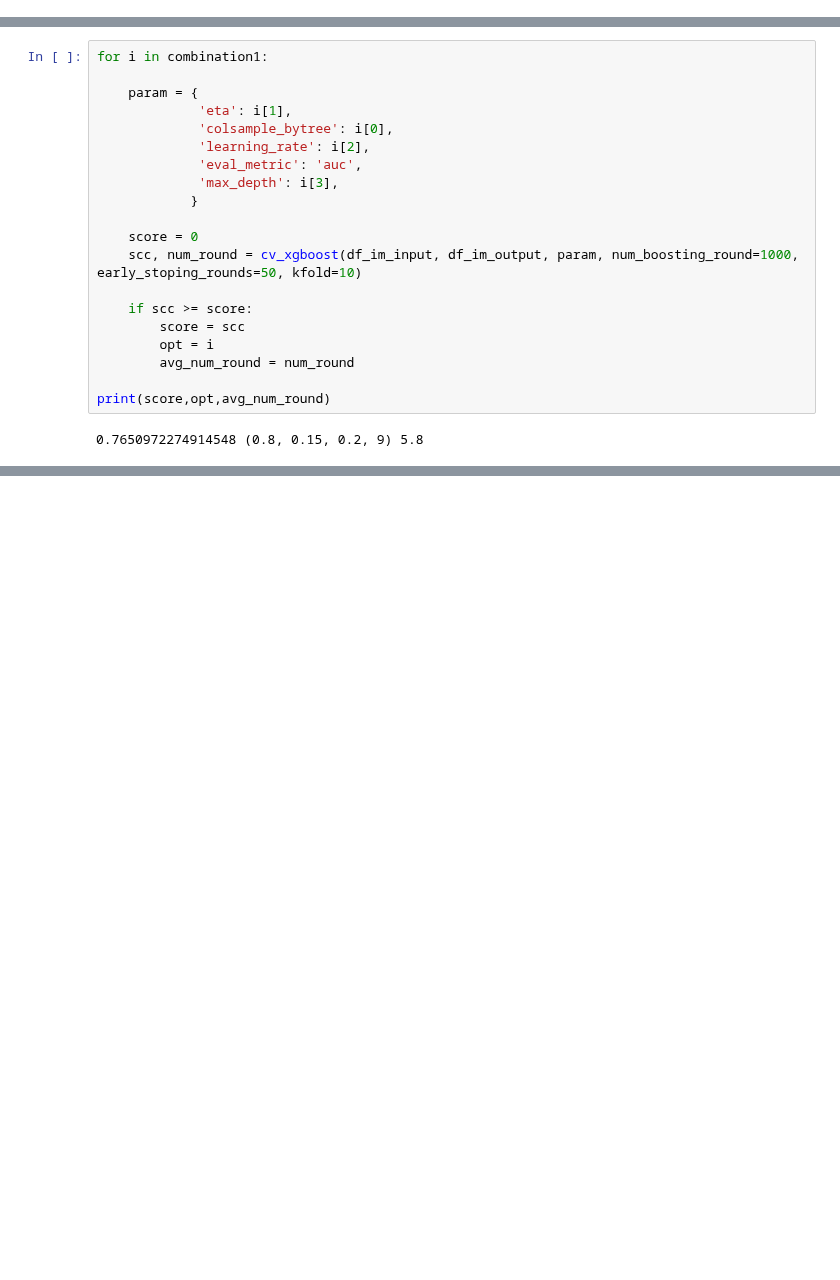
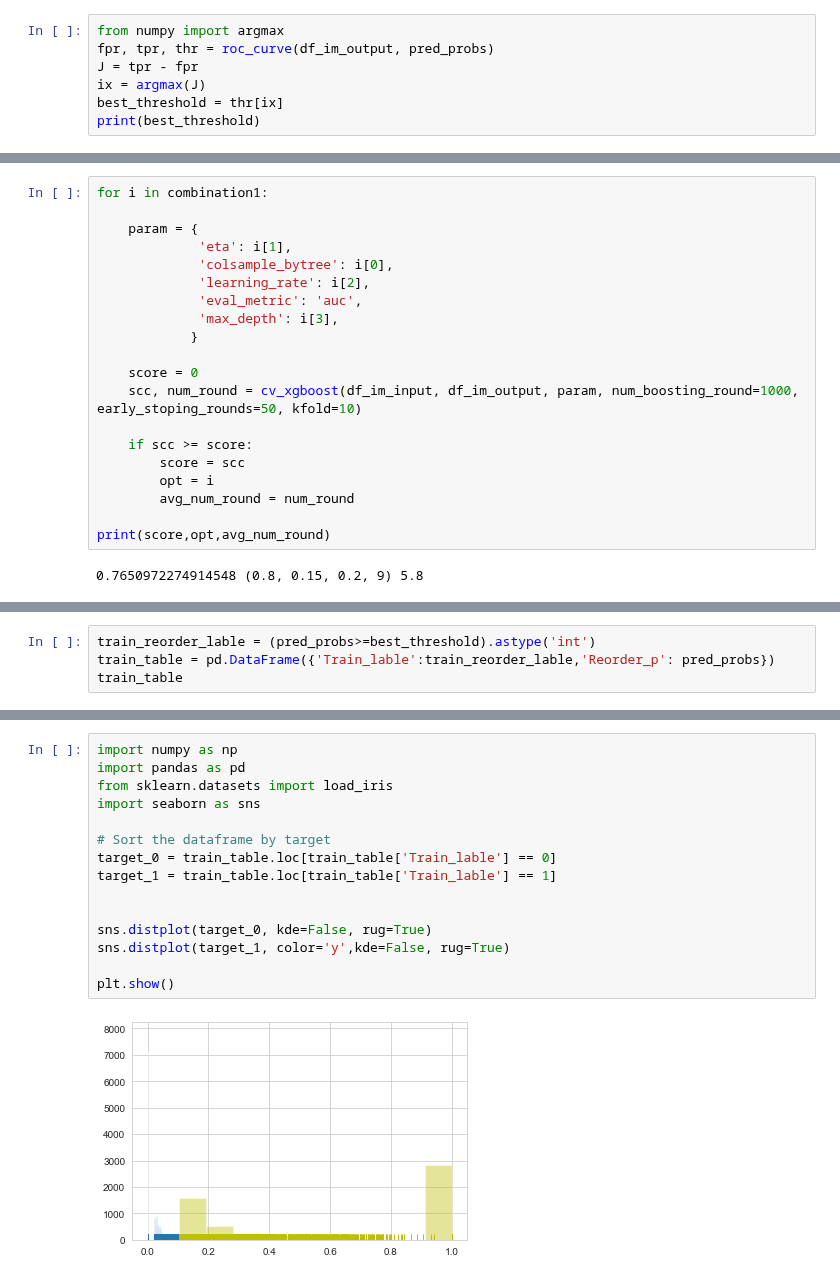
Before and after one commit to jinzhih/predict_xgboost, a Jupyter notebook: XGBoost_prediciton.ipynb, the cells around one changed output, grey strips where cells are left out. Saved outputs shown, nothing was run; the diff lists cells and outputs as text; blank space fills up the shorter version.

```diff
--- a/XGBoost_prediciton.ipynb
+++ b/XGBoost_prediciton.ipynb
@@ -386,3 +386,10 @@ plt.legend(loc="lower right")
 plt.show()
 # %% [output]
 [figure]
+# %%
+from numpy import argmax
+fpr, tpr, thr = roc_curve(df_im_output, pred_probs)
+J = tpr - fpr
+ix = argmax(J)
+best_threshold = thr[ix]
+print(best_threshold)
@@ -424,0 +462,4 @@ print(score,opt,avg_num_round)
+# %%
+train_reorder_lable = (pred_probs>=best_threshold).astype('int')
+train_table = pd.DataFrame({'Train_lable':train_reorder_lable,'Reorder_p': pred_probs})
+train_table
@@ -424,0 +485,17 @@ print(score,opt,avg_num_round)
+# %%
+import numpy as np
+import pandas as pd
+from sklearn.datasets import load_iris
+import seaborn as sns
+
+# Sort the dataframe by target
+target_0 = train_table.loc[train_table['Train_lable'] == 0]
+target_1 = train_table.loc[train_table['Train_lable'] == 1]
+
+
+sns.distplot(target_0, kde=False, rug=True)
+sns.distplot(target_1, color='y',kde=False, rug=True)
+
+plt.show()
+# %% [output]
+[figure, added]
```
Also changed, not shown: parts of 6 cells of this notebook.
